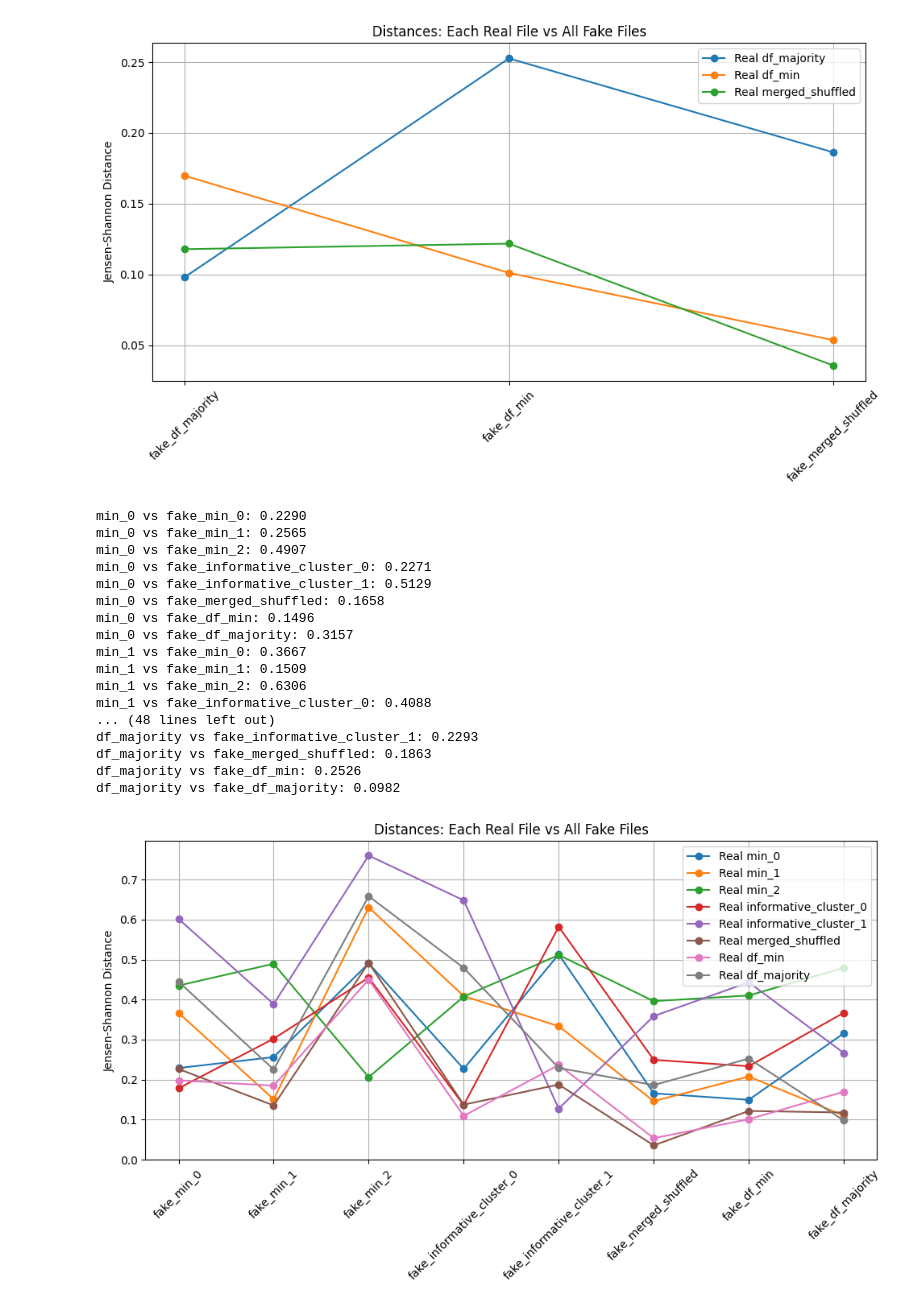
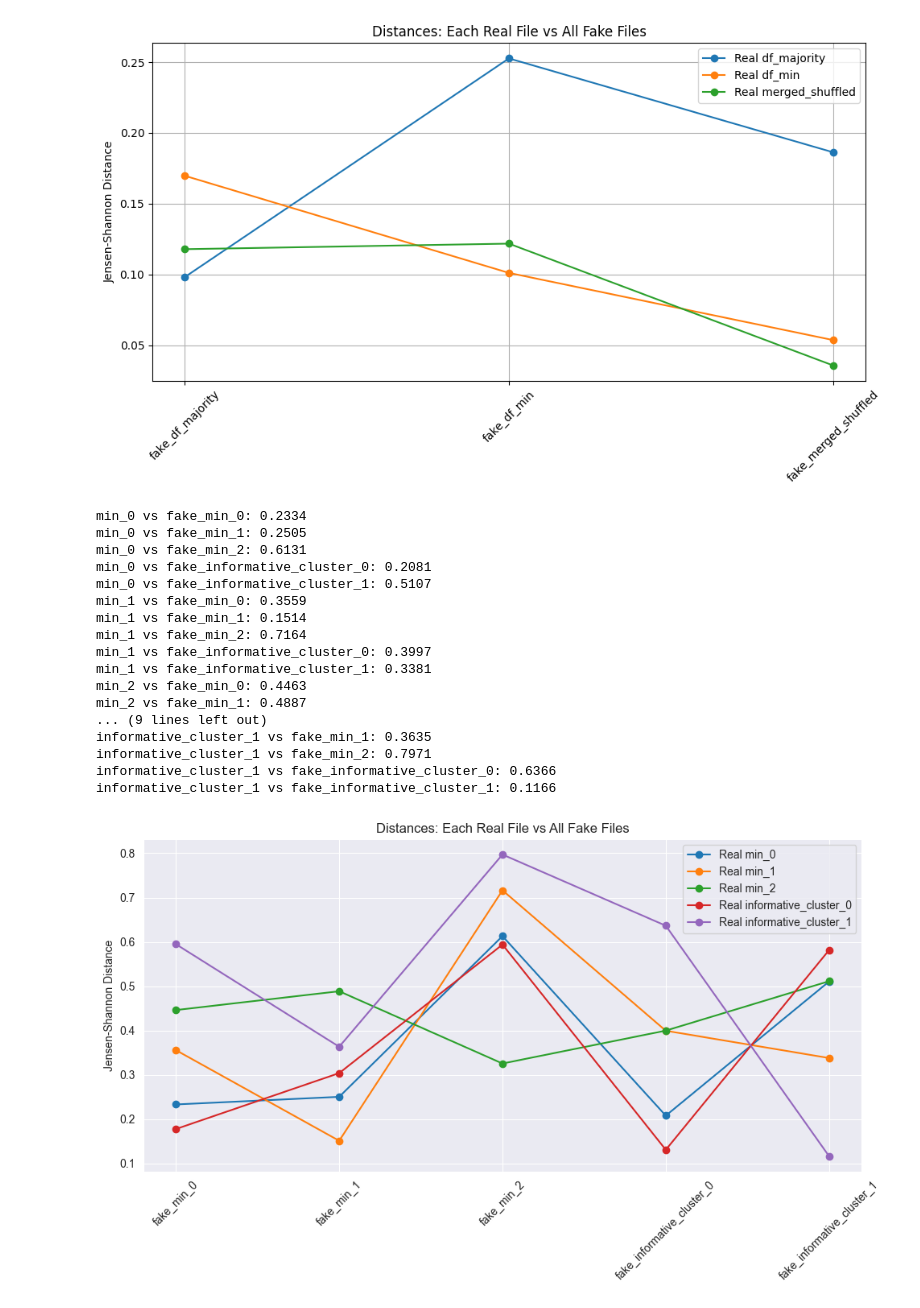
Before and after one commit to dolorsy/ELTE-DSLab1, a Jupyter notebook: clusters/clusters_similarity.ipynb, the cells around one changed output. Drawn from its saved outputs; the diff is of its cells as text; code cells hidden in the pictures.

```diff
--- a/clusters/clusters_similarity.ipynb
+++ b/clusters/clusters_similarity.ipynb
@@ -392,7 +385,7 @@ merged_shuffled vs fake_df_min: 0.1218
 merged_shuffled vs fake_merged_shuffled: 0.0358
 [figure]
 # %%
-file_names = [df_m_0,df_m_1,df_m_2,df_0,df_1,df_merged,df_m,df_majority]
+file_names = [df_m_0,df_m_1,df_m_2,df_0,df_1]
 
 # Store results
 
@@ -400,48 +393,48 @@ file_names = [df_m_0,df_m_1,df_m_2,df_0,df_1,df_merged,df_m,df_majority]
 real_distances = []
 fake_distances = []
 labels = []
 
 # Collect all distances
 plt.figure(figsize=(10, 6))
 
 x = np.arange(len(file_names))
 for i, real_name in enumerate(file_names):
     real_data = load_cluster(f"../dataset/{real_name}.csv")
     distances = []
 
     for fake_name in file_names:
         fake_data = load_cluster(f"../dataset/fake_{fake_name}.csv")
         dist = compute_js_distance(real_data, fake_data)
         distances.append(dist)
         print(f"{real_name} vs fake_{fake_name}: {dist:.4f}")
 
     # Plot line for this real file
     plt.plot(x, distances, marker='o', label=f"Real {real_name}")
 
 # Plot formatting
 plt.xticks(x, [f"fake_{name}" for name in file_names], rotation=45)
 plt.ylabel("Jensen-Shannon Distance")
 plt.title("Distances: Each Real File vs All Fake Files")
 plt.legend()
 plt.grid(True)
 plt.tight_layout()
 plt.show()
 # %% [output]
-min_0 vs fake_min_0: 0.2290
-min_0 vs fake_min_1: 0.2565
-min_0 vs fake_min_2: 0.4907
-min_0 vs fake_informative_cluster_0: 0.2271
-min_0 vs fake_informative_cluster_1: 0.5129
-min_0 vs fake_merged_shuffled: 0.1658
-min_0 vs fake_df_min: 0.1496
-min_0 vs fake_df_majority: 0.3157
-min_1 vs fake_min_0: 0.3667
-min_1 vs fake_min_1: 0.1509
-min_1 vs fake_min_2: 0.6306
-min_1 vs fake_informative_cluster_0: 0.4088
-... (48 lines left out)
-df_majority vs fake_informative_cluster_1: 0.2293
-df_majority vs fake_merged_shuffled: 0.1863
-df_majority vs fake_df_min: 0.2526
-df_majority vs fake_df_majority: 0.0982
+min_0 vs fake_min_0: 0.2334
+min_0 vs fake_min_1: 0.2505
+min_0 vs fake_min_2: 0.6131
+min_0 vs fake_informative_cluster_0: 0.2081
+min_0 vs fake_informative_cluster_1: 0.5107
+min_1 vs fake_min_0: 0.3559
+min_1 vs fake_min_1: 0.1514
+min_1 vs fake_min_2: 0.7164
+min_1 vs fake_informative_cluster_0: 0.3997
+min_1 vs fake_informative_cluster_1: 0.3381
+min_2 vs fake_min_0: 0.4463
+min_2 vs fake_min_1: 0.4887
+... (9 lines left out)
+informative_cluster_1 vs fake_min_1: 0.3635
+informative_cluster_1 vs fake_min_2: 0.7971
+informative_cluster_1 vs fake_informative_cluster_0: 0.6366
+informative_cluster_1 vs fake_informative_cluster_1: 0.1166
-[figure, old version]
+[figure, new version]
```
Also changed, not shown: parts of 3 cells of this notebook, 4 other files.
